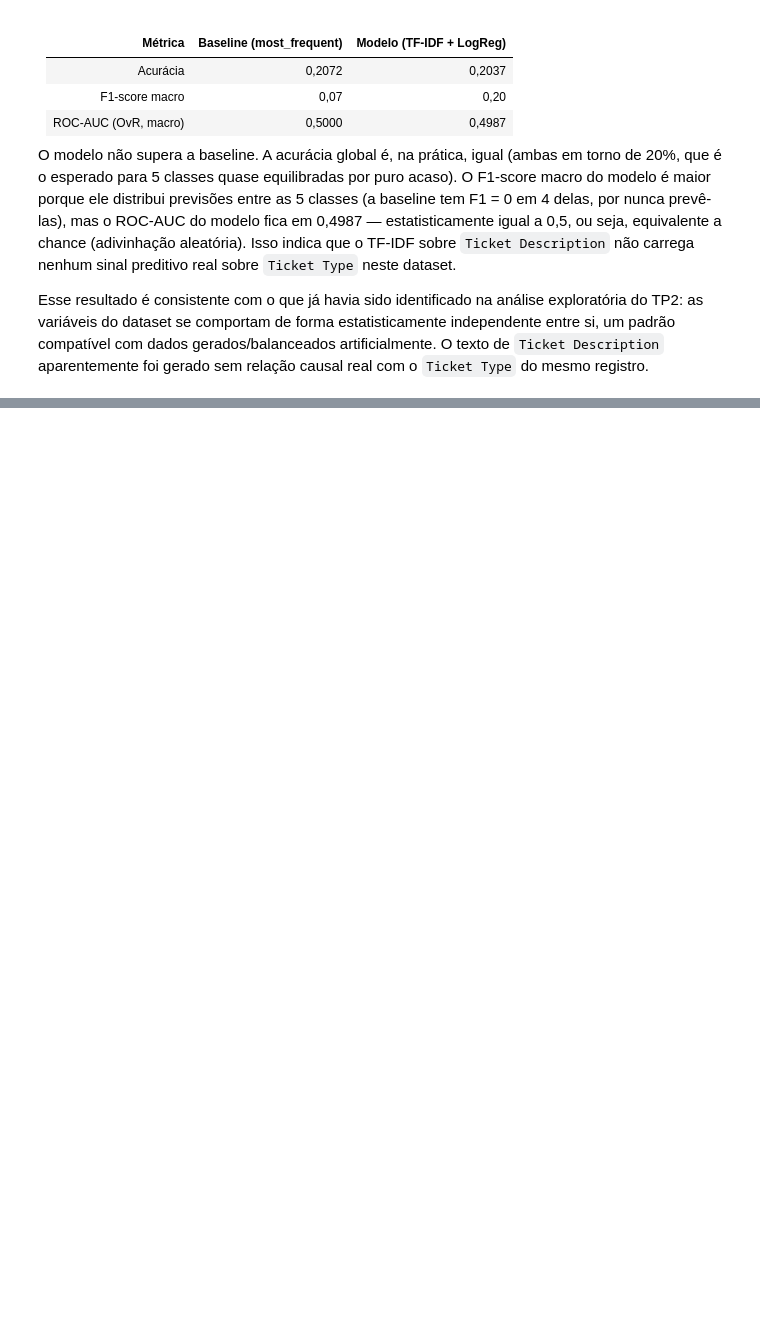
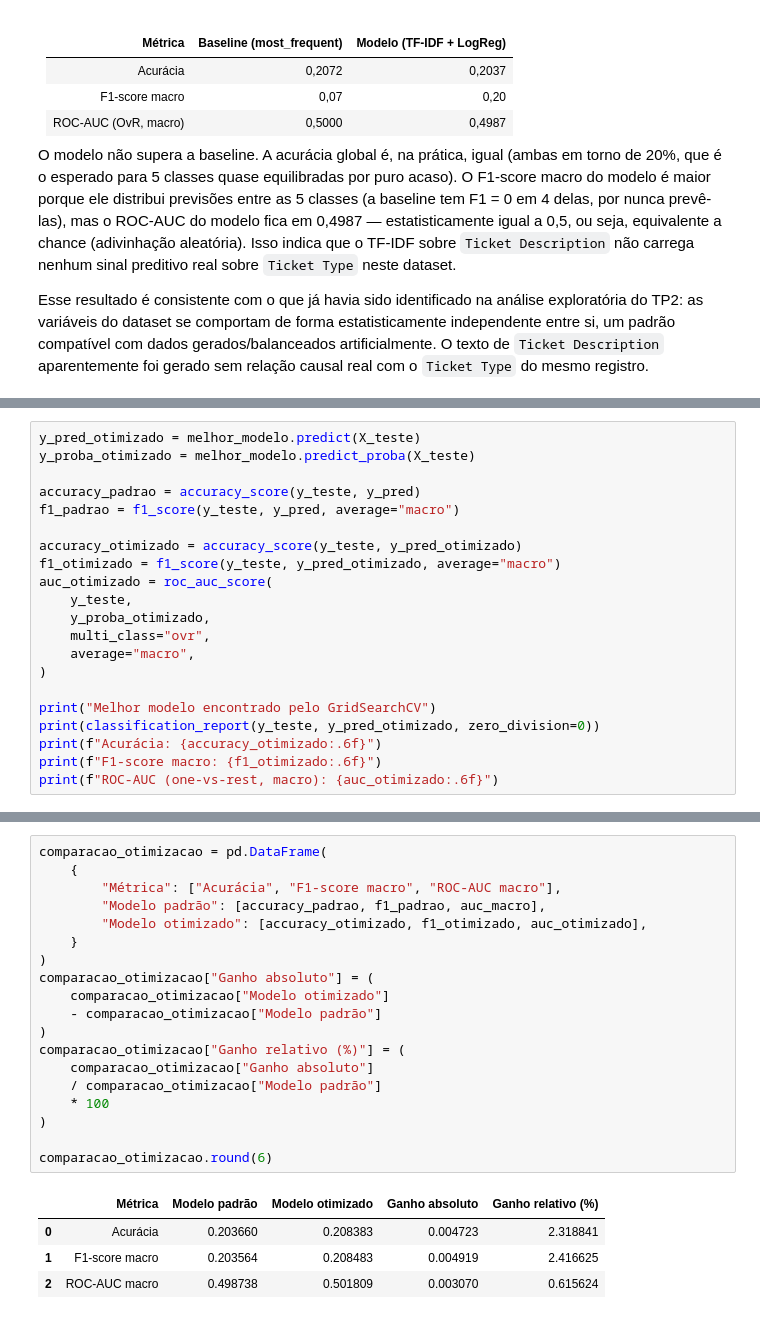
Before and after one commit to CaioRibeiroPereira/caio_paulo_pedro_tp4, a Jupyter notebook: eda/eda_tp4.ipynb, the cells around one changed output, grey strips where cells are left out. Cells and saved outputs as stored; diff of their text form; blank space fills up the shorter version.

```diff
--- a/eda/eda_tp4.ipynb
+++ b/eda/eda_tp4.ipynb
@@ -173,0 +246,21 @@ O pipeline treinado é salvo para uso futuro (integração com a rota `/predict`
+# %%
+y_pred_otimizado = melhor_modelo.predict(X_teste)
+y_proba_otimizado = melhor_modelo.predict_proba(X_teste)
+
+accuracy_padrao = accuracy_score(y_teste, y_pred)
+f1_padrao = f1_score(y_teste, y_pred, average="macro")
+
+accuracy_otimizado = accuracy_score(y_teste, y_pred_otimizado)
+f1_otimizado = f1_score(y_teste, y_pred_otimizado, average="macro")
+auc_otimizado = roc_auc_score(
+    y_teste,
+    y_proba_otimizado,
+    multi_class="ovr",
+    average="macro",
+)
+
+print("Melhor modelo encontrado pelo GridSearchCV")
+print(classification_report(y_teste, y_pred_otimizado, zero_division=0))
+print(f"Acurácia: {accuracy_otimizado:.6f}")
+print(f"F1-score macro: {f1_otimizado:.6f}")
+print(f"ROC-AUC (one-vs-rest, macro): {auc_otimizado:.6f}")
@@ -173,0 +284,24 @@ O pipeline treinado é salvo para uso futuro (integração com a rota `/predict`
+# %%
+comparacao_otimizacao = pd.DataFrame(
+    {
+        "Métrica": ["Acurácia", "F1-score macro", "ROC-AUC macro"],
+        "Modelo padrão": [accuracy_padrao, f1_padrao, auc_macro],
+        "Modelo otimizado": [accuracy_otimizado, f1_otimizado, auc_otimizado],
+    }
+)
+comparacao_otimizacao["Ganho absoluto"] = (
+    comparacao_otimizacao["Modelo otimizado"]
+    - comparacao_otimizacao["Modelo padrão"]
+)
+comparacao_otimizacao["Ganho relativo (%)"] = (
+    comparacao_otimizacao["Ganho absoluto"]
+    / comparacao_otimizacao["Modelo padrão"]
+    * 100
+)
+
+comparacao_otimizacao.round(6)
+# %% [output]
+|  | Métrica | Modelo padrão | Modelo otimizado | Ganho absoluto | Ganho relativo (%) |
+| 0 | Acurácia | 0.203660 | 0.208383 | 0.004723 | 2.318841 |
+| 1 | F1-score macro | 0.203564 | 0.208483 | 0.004919 | 2.416625 |
+| 2 | ROC-AUC macro | 0.498738 | 0.501809 | 0.003070 | 0.615624 |
```
Also changed, not shown: parts of 12 cells of this notebook, 3 other files.
